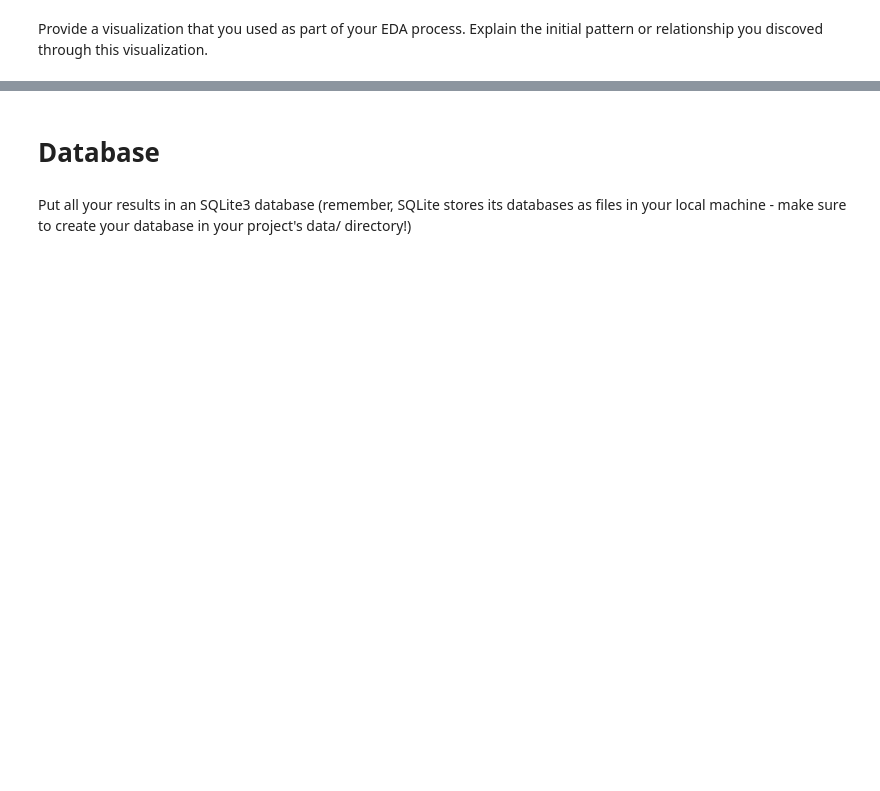
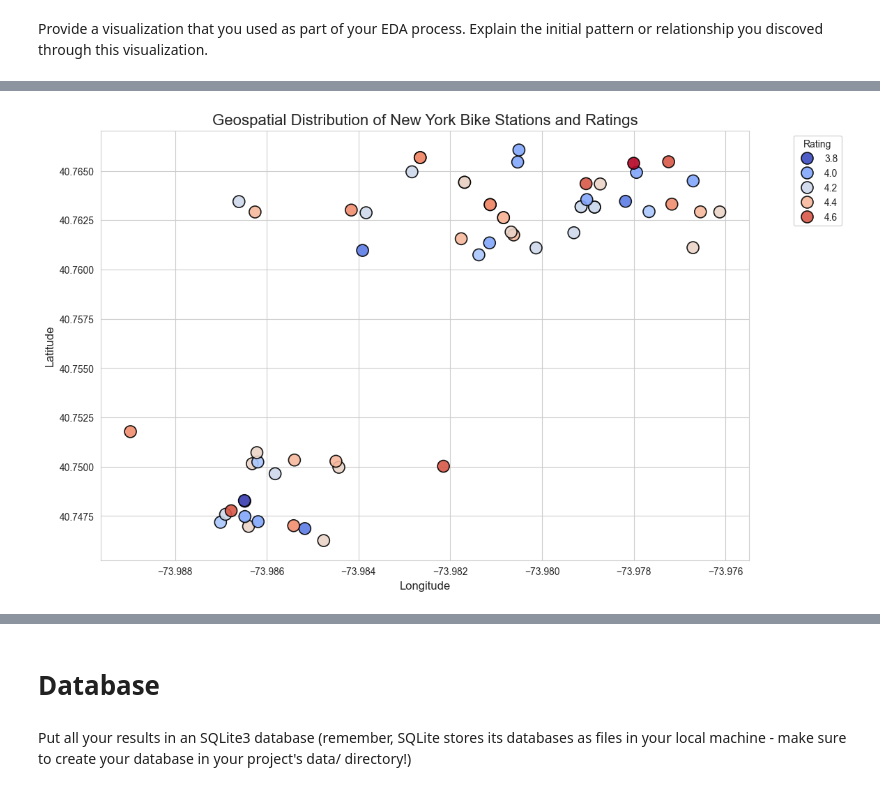
Before and after one commit to Erum-hub/Statistical-Modelling-Project, a Jupyter notebook: notebooks/joining_data.ipynb, the cells around one changed output, grey strips where cells are left out. Saved outputs shown, nothing was run; the diff lists cells and outputs as text; code cells hidden in the pictures; blank space fills up the shorter version.

```diff
--- a/notebooks/joining_data.ipynb
+++ b/notebooks/joining_data.ipynb
@@ -74,0 +67,46 @@ Map saved as 'bike_stations_and_yelp_pois.html'. Open it in a web browser to vie
+# %%
+import pandas as pd
+import matplotlib.pyplot as plt
+import seaborn as sns
+
+# Load the dataset
+bike_stations_data = pd.read_csv('newyork_bike_stations_details.csv')
+yelp_data = pd.read_csv('yelp_poi_data_nyc.csv')
+
+# Merge bike station and Yelp data on Latitude and Longitude
+merged_data = pd.merge(
+    bike_stations_data,
+    yelp_data,
+    on=['Latitude', 'Longitude'],
+    how='outer'  # Keep all rows from both datasets
+)
+
+# Set the style for Seaborn
+sns.set_style("whitegrid")
+
+# Create a scatter plot for geospatial distribution with ratings
+plt.figure(figsize=(12, 8))
+scatter_plot = sns.scatterplot(
+    x='Longitude',
+    y='Latitude',
+    data=merged_data,
+    hue='Rating',          # Use Yelp ratings for color coding
+    palette='coolwarm',    # Color scheme to highlight ratings
+    alpha=0.9,             # Slightly reduce transparency for boldness
+    s=150,                 # Increased marker size
+    edgecolor='black',     # Add a bold black outline to markers
+    linewidth=1.2          # Thickness of the marker outlines
+)
+
+# Add a color bar for ratings
+scatter_plot.legend(title='Rating', loc='upper right', bbox_to_anchor=(1.15, 1))
+
+# Add title and labels
+scatter_plot.set_title('Geospatial Distribution of New York Bike Stations and Ratings', fontsize=16)
+scatter_plot.set_xlabel('Longitude', fontsize=12)
+scatter_plot.set_ylabel('Latitude', fontsize=12)
+
+# Show the plot
+plt.show()
+# %% [output]
+[figure, added]
```
Also changed, not shown: parts of 9 cells of this notebook, 2 other files.
